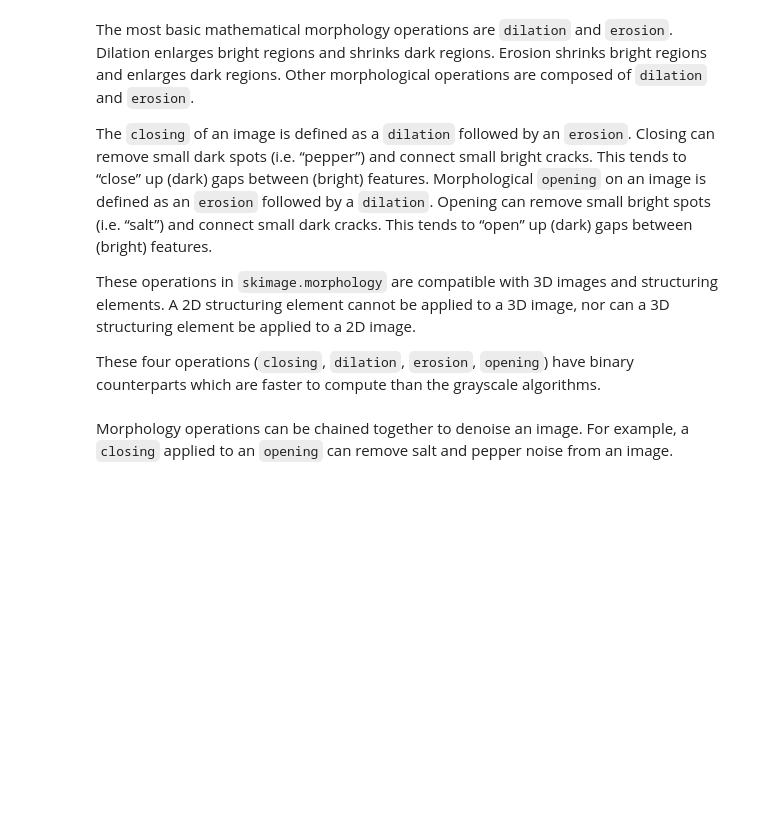
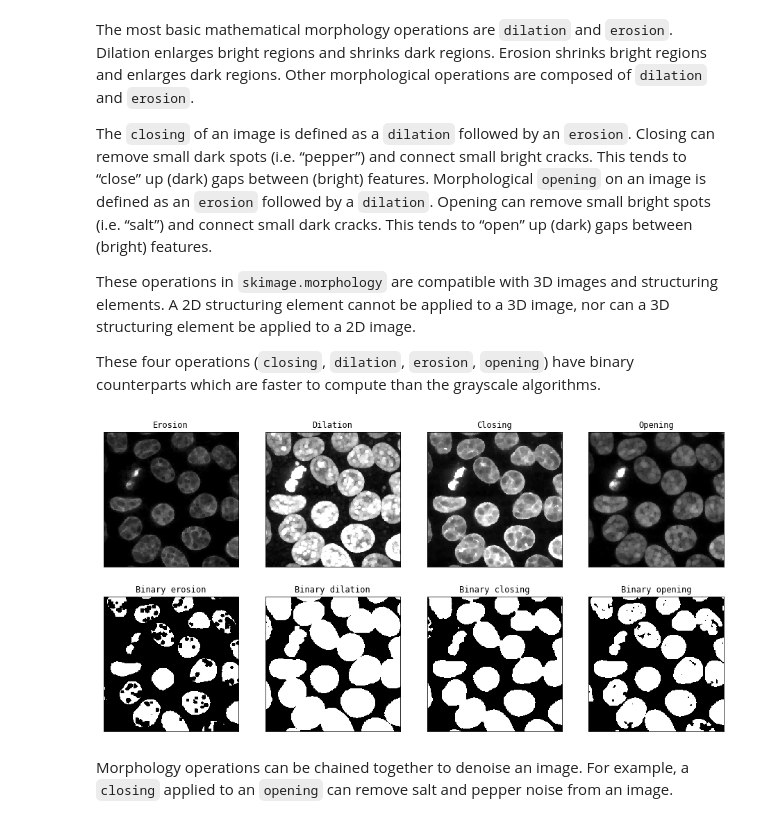
Before and after one commit to alexdesiqueira/tutorials, a Jupyter notebook: 2019/euroscipy2019/euroscipy2019_skimage.ipynb, the cells around one changed output. Cells and saved outputs as stored; diff of their text form; code cells hidden in the pictures; blank space fills up the shorter version.

```diff
--- a/2019/euroscipy2019/euroscipy2019_skimage.ipynb
+++ b/2019/euroscipy2019/euroscipy2019_skimage.ipynb
@@ -641,28 +685,30 @@ These four operations (`closing`, `dilation`, `erosion`, `opening`) have binary
 # %%
 selem = morphology.ball(radius=3)
 
 cells_closing = morphology.closing(cells_rescaled, selem=selem)
 cells_dilation = morphology.dilation(cells_rescaled, selem=selem)
 cells_erosion = morphology.erosion(cells_rescaled, selem=selem)
 cells_opening = morphology.opening(cells_rescaled, selem=selem)
 
 cells_binary_closing = morphology.binary_closing(cells_binary, selem=selem)
 cells_binary_dilation = morphology.binary_dilation(cells_binary, selem=selem)
 cells_binary_erosion = morphology.binary_erosion(cells_binary, selem=selem)
 cells_binary_opening = morphology.binary_opening(cells_binary, selem=selem)
 
 _, ((win_top_1, win_top_2, win_top_3, win_top_4),
     (win_bottom_1, win_bottom_2, win_bottom_3, win_bottom_4)) = plt.subplots(nrows=2, ncols=4, figsize=(16, 8))
 
 sc.show_plane(win_top_1, cells_erosion[32], title='Erosion')
 sc.show_plane(win_top_2, cells_dilation[32], title='Dilation')
 sc.show_plane(win_top_3, cells_closing[32], title='Closing')
 sc.show_plane(win_top_4, cells_opening[32], title='Opening')
 
-sc.show_plane(win_bottom_1, binary_erosion[32], title='Binary erosion')
-sc.show_plane(win_bottom_2, binary_dilation[32], title='Binary dilation')
-sc.show_plane(win_bottom_3, binary_closing[32], title='Binary closing')
-sc.show_plane(win_bottom_4, binary_opening[32], title='Binary opening')
+sc.show_plane(win_bottom_1, cells_binary_erosion[32], title='Binary erosion')
+sc.show_plane(win_bottom_2, cells_binary_dilation[32], title='Binary dilation')
+sc.show_plane(win_bottom_3, cells_binary_closing[32], title='Binary closing')
+sc.show_plane(win_bottom_4, cells_binary_opening[32], title='Binary opening')
+# %% [output]
+[figure, added]
 # %% [markdown]
 Morphology operations can be chained together to denoise an image. For example, a `closing` applied to an `opening` can remove salt and pepper noise from an image.
 # %%
```
Also changed, not shown: parts of 34 cells of this notebook, 1 other file.
